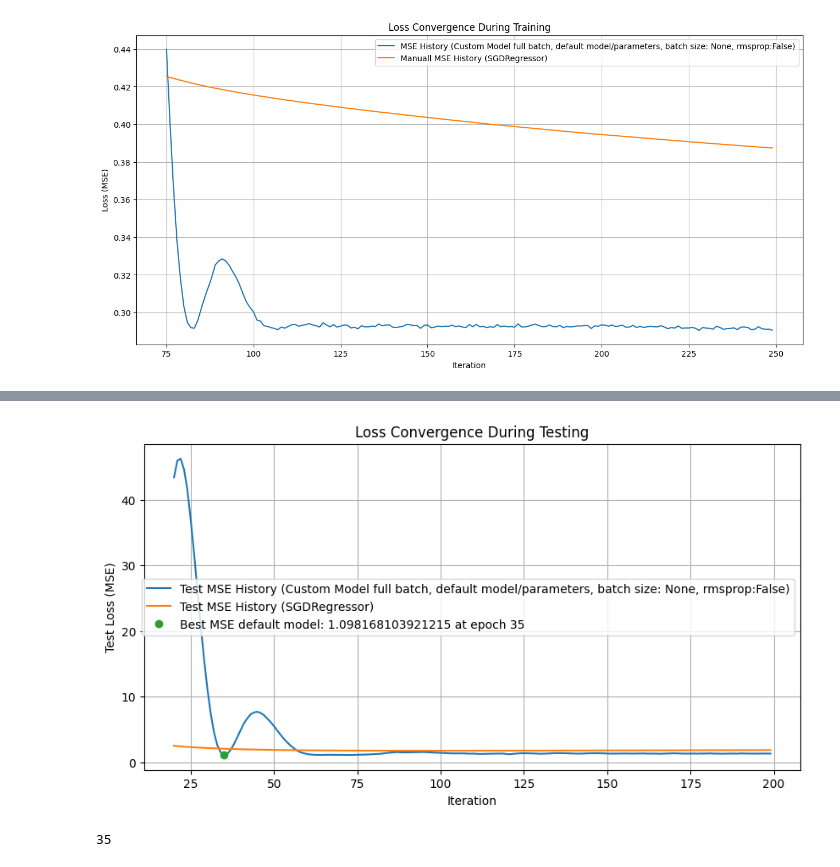
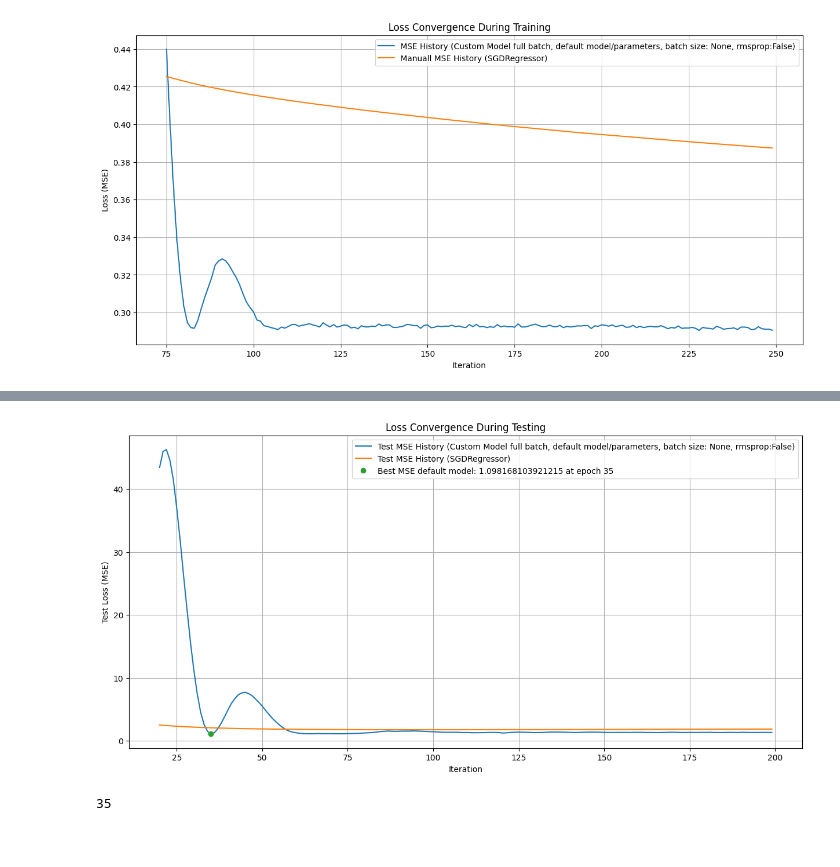
Before and after one commit to Jamie1377/STA410, a Jupyter notebook: stock_prediction/docs/SGD_Comparison_Viz.ipynb, the cells around one changed output, grey strips where cells are left out. Cells and saved outputs as stored; diff of their text form; code cells hidden in the pictures.

```diff
--- a/stock_prediction/docs/SGD_Comparison_Viz.ipynb
+++ b/stock_prediction/docs/SGD_Comparison_Viz.ipynb
@@ -287,23 +240,23 @@ Using QR decomposition for initialization
 # %%
-plt.figure(figsize=(10, 5))
+plt.figure(figsize=(15, 7))
 start = 20
 end = 200
 plt.plot(range(start,end),test_mse_history5[start:end], label=f'Test MSE History (Custom Model full batch, default model/parameters, batch size: {model5.batch_size}, rmsprop:{model5.rmsprop})')
 # plt.plot(range(start,end),test_mse_history6[start:end], label=f'Test MSE History (Custom Model full batch, optimized parameters, batch size: {model6.batch_size}, rmsprop:{model6.rmsprop})')
 plt.plot(range(start,end), np.array(test_vanilla_sgd_loss_history)[start:end], label='Test MSE History (SGDRegressor)')
 
 # if start <= np.argmin(test_vanilla_sgd_loss_history) <= end:
 #    plt.plot(np.argmin(test_vanilla_sgd_loss_history), np.array(test_vanilla_sgd_loss_history).min(), 'o', label='Best MSE SGDRegressor: {}'.format(np.array(test_vanilla_sgd_loss_history).min()))
 plt.plot(np.argmin(test_mse_history5), test_mse_history5.min(), 'o', label=f'Best MSE default model: {test_mse_history5[np.argmin(test_mse_history5)]} at epoch {np.argmin(test_mse_history5)}')
 # plt.plot(np.argmin(test_mse_history6), test_mse_history6.min(), 'ro')
 plt.xlabel("Iteration")
 plt.ylabel("Test Loss (MSE)")
 plt.title("Loss Convergence During Testing")
 plt.legend()
 plt.grid(True)
 plt.show()
 # %% [output]
-[figure, old version]
+[figure, new version]
 # %%
 
 # Find global minima and maxima indexes
```
Also changed, not shown: parts of 3 cells of this notebook.
